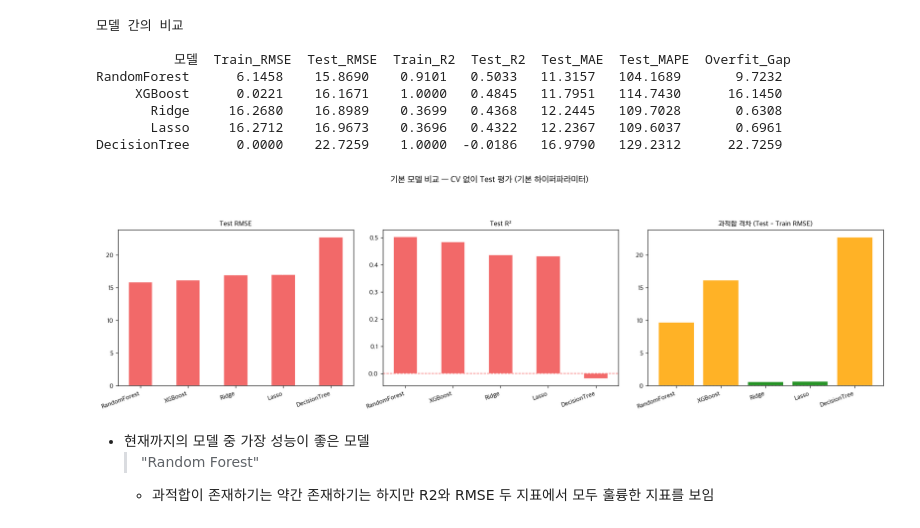
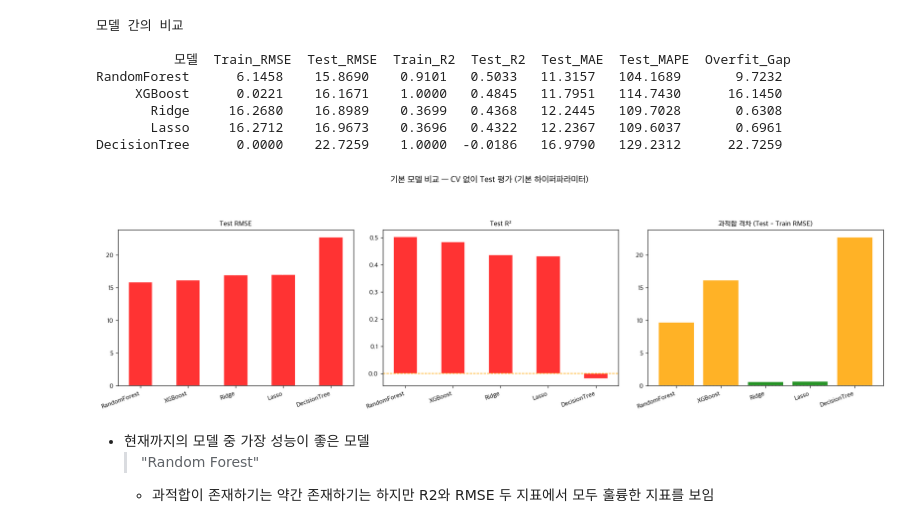
Before and after one commit to Hufssiyoung/elderly_healthcare_Income_analysis, a Jupyter notebook: 02.TrackA_Regression.ipynb, the cells around one changed output. Saved outputs shown, nothing was run; the diff lists cells and outputs as text; code cells hidden in the pictures.

```diff
--- a/02.TrackA_Regression.ipynb
+++ b/02.TrackA_Regression.ipynb
@@ -238,36 +238,36 @@ fig, axes = plt.subplots(1, 3, figsize=(17, 5))
 x = np.arange(len(sorted_base))
 
 for ax, (tr_col, te_col, title) in zip(axes, [
     ('Train_RMSE', 'Test_RMSE', 'Test RMSE'),
     ('Train_R2',   'Test_R2',   'Test R²'),
     ('Overfit_Gap', None,       '과적합 격차 (Test - Train RMSE)'),
 ]):
     if te_col is None:
         vals = [df_baseline[df_baseline['모델']==n][tr_col].values[0] for n in sorted_base]
         colors_g = ['orange' if v > 3 else 'green' for v in vals]
         ax.bar(sorted_base, vals, color=colors_g, alpha=0.85, edgecolor='white')
         ax.axhline(0, color='white', lw=1, ls='--')
         for i, v in enumerate(vals):
             ax.text(i, v + 0.1, f'{v:+.2f}', ha='center', fontsize=9,
                     color='white', fontweight='bold')
     else:
         te_v = [df_baseline[df_baseline['모델']==n][te_col].values[0] for n in sorted_base]
-        ax.bar(x, te_v, 0.5, color='#ef4444', alpha=0.8, edgecolor='white')
+        ax.bar(x, te_v, 0.5, color='red', alpha=0.8, edgecolor='white')
         ax.set_xticks(x)
         if 'R2' in tr_col:
-            ax.axhline(0, color='#f87171', lw=1, ls='--')
+            ax.axhline(0, color='orange', lw=1, ls='--')
         for i, v in enumerate(te_v):
             ax.text(i, v + 0.1, f'{v:.2f}', ha='center', fontsize=9,
                     color='white', fontweight='bold')
     ax.set_title(title, fontsize=11, fontweight='bold')
     ax.set_xticklabels(sorted_base, rotation=20, ha='right')
 
 plt.suptitle('기본 모델 비교 — CV 없이 Test 평가 (기본 하이퍼파라미터)',
              fontsize=13, fontweight='bold', y=1.02)
 plt.tight_layout()
 plt.show()
 # %% [output]
-[figure, old version]
+[figure, new version]
 # %% [markdown]
 - 현재까지의 모델 중 가장 성능이 좋은 모델
     > "Random Forest"
```
Also changed, not shown: parts of 6 cells of this notebook, 2 other files.
